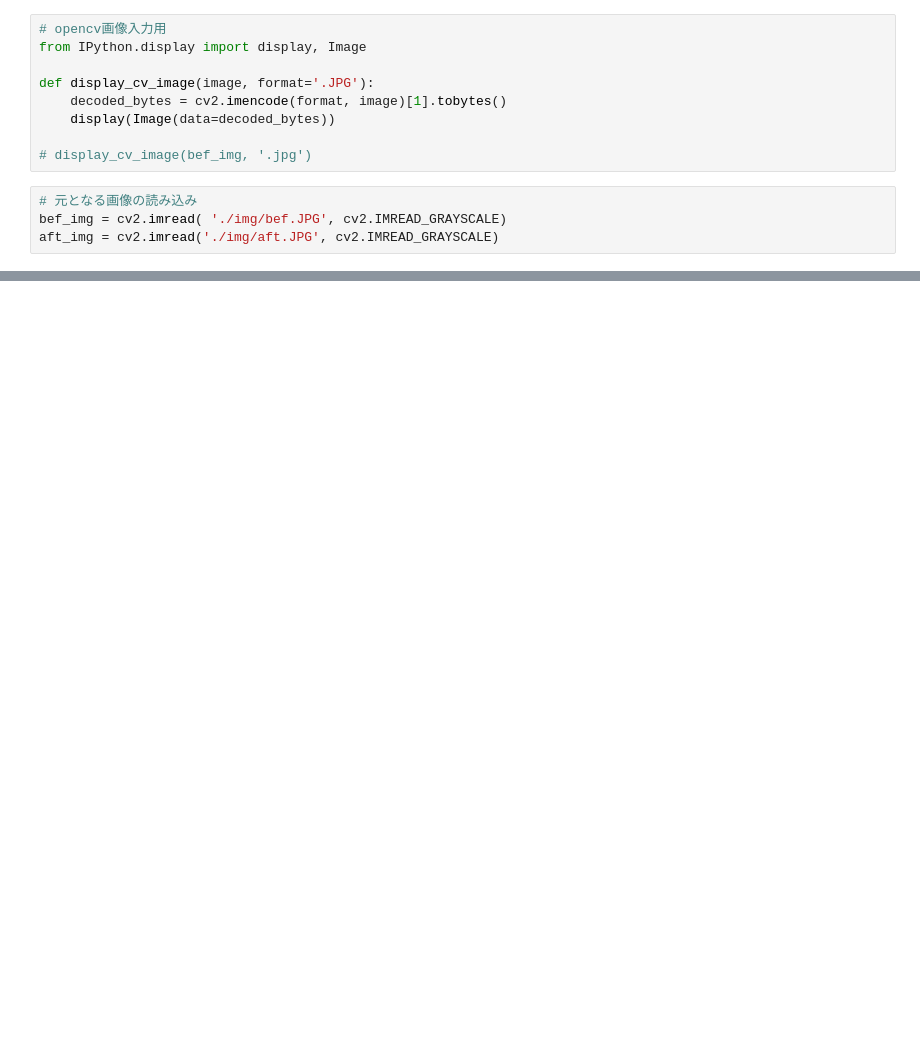
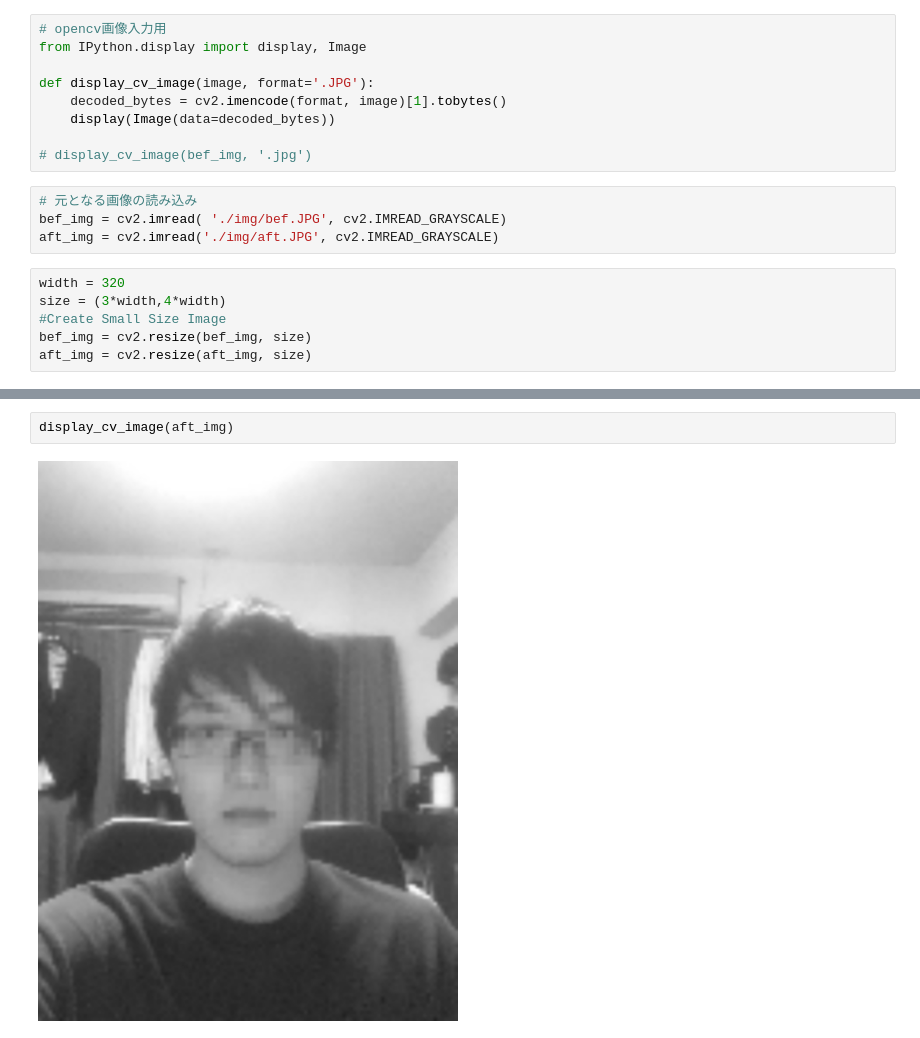
Before and after one commit to kinketsucom/KerasProject, a Jupyter notebook: Keras.ipynb, the cells around one changed output, grey strips where cells are left out. Saved outputs shown, nothing was run; the diff lists cells and outputs as text; blank space fills up the shorter version.

```diff
--- a/Keras.ipynb
+++ b/Keras.ipynb
@@ -22,3 +21,9 @@ def display_cv_image(image, format='.JPG'):
 # 元となる画像の読み込み
 bef_img = cv2.imread( './img/bef.JPG', cv2.IMREAD_GRAYSCALE)
 aft_img = cv2.imread('./img/aft.JPG', cv2.IMREAD_GRAYSCALE)
+# %%
+width = 320
+size = (3*width,4*width)
+#Create Small Size Image
+bef_img = cv2.resize(bef_img, size)
+aft_img = cv2.resize(aft_img, size)
@@ -85,0 +97,4 @@ display_cv_image(img)
+# %%
+display_cv_image(aft_img)
+# %% [output]
+[figure, added]
```
Also changed, not shown: parts of 10 cells of this notebook.
